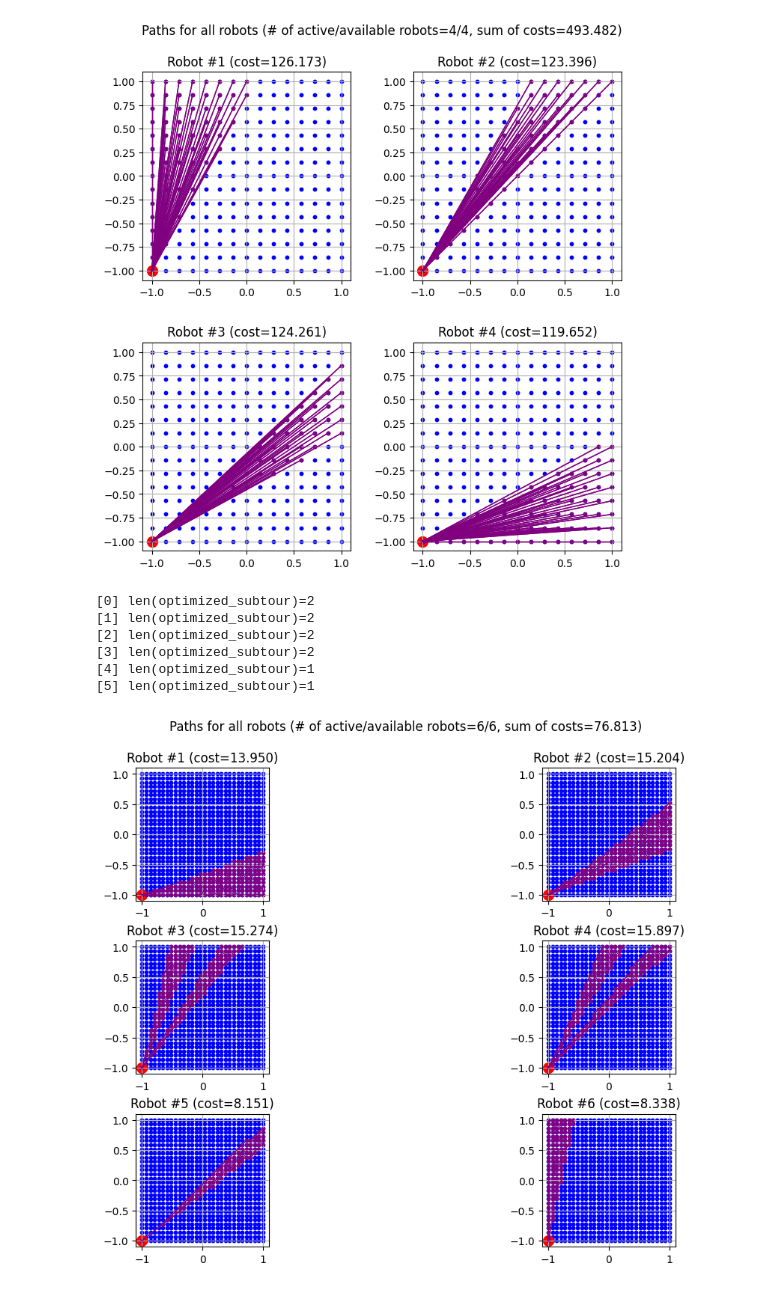
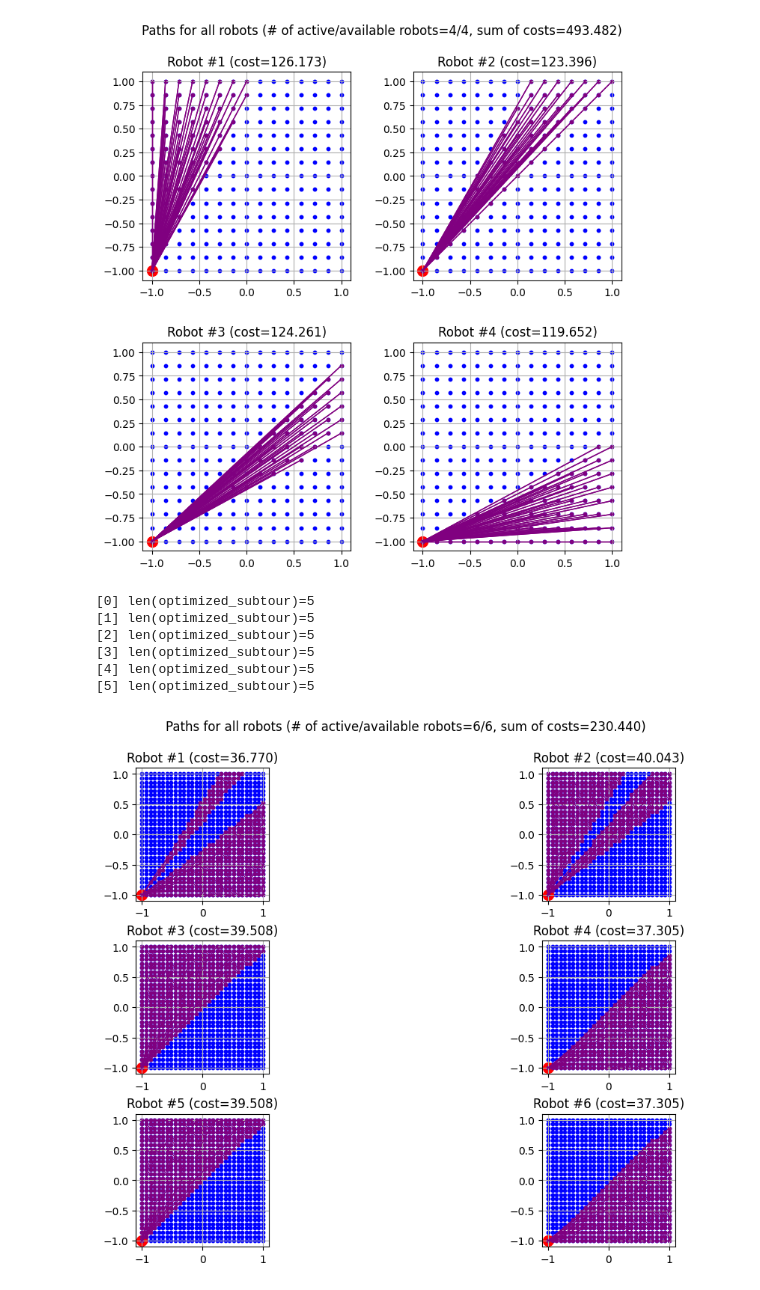
Before and after one commit to nestlab-bae-mqp-2024/mrpcp-solvers, a Jupyter notebook: jupyter/heuristic_attempts/yasars_heuristic_attempt.ipynb, the cells around one changed output. Cells and saved outputs as stored; diff of their text form; code cells hidden in the pictures.

```diff
--- a/jupyter/heuristic_attempts/yasars_heuristic_attempt.ipynb
+++ b/jupyter/heuristic_attempts/yasars_heuristic_attempt.ipynb
@@ -620,8 +620,17 @@ def positionally_distributed_tsp_w_fuel_constraint_solution():
     # print(f"{tsp_subtours=}")
     # print(f"{tsp_costs=}")
 
-    tsp_indices = np.array(tsp_costs).argsort()
+    # visualize_subtours_brute_force(tsp_subtours)
 
+    tsp_indices = np.array(tsp_costs).argsort().tolist()
+
+    num_of_subtours = len(tsp_subtours)
+    for i in range(num_of_subtours, num_of_subtours * rp):
+        tsp_subtours.append(tsp_subtours[i % num_of_subtours])
+        tsp_costs.append(tsp_costs[i % num_of_subtours])
+        tsp_indices.append(i)
+
+    # print(f"{len(tsp_subtours)=} {tsp_costs=} {tsp_indices=}")
     # visualize_subtours_brute_force(tsp_subtours)
 
 
@@ -650,37 +659,37 @@ def positionally_distributed_tsp_w_fuel_constraint_solution():
 
 
     def largestSubarraySumMinimizedWLRobot(a, k):
         low = min(a)
         high = sum(a)
         for maxSum in np.linspace(low, high, num=int(np.ceil((high - low)/0.01))):
         # for maxSum in range(low, high+1):
             p, p_a = countRobotPartitions(a, maxSum)
             # print(f"{p=}")
             if p == k:
                 return p_a, maxSum
             # time.sleep(0.1)
         return None, None
 
 
     distributed_robot_nodes_indices, maxSum = largestSubarraySumMinimizedWLRobot(tsp_costs, k)
 
 
     # robot_paths = []
 
     return distributed_robot_nodes_indices, maxSum
 
 
     # return None
 
 optimized_subtours, _ = positionally_distributed_tsp_w_fuel_constraint_solution()
 for i, optimized_subtour in enumerate(optimized_subtours):
     print(f"[{i}] {len(optimized_subtour)=}")
 visualize_paths_brute_force(optimized_subtours)
 # %% [output]
-[0] len(optimized_subtour)=2
-[1] len(optimized_subtour)=2
-[2] len(optimized_subtour)=2
-[3] len(optimized_subtour)=2
-[4] len(optimized_subtour)=1
-[5] len(optimized_subtour)=1
+[0] len(optimized_subtour)=5
+[1] len(optimized_subtour)=5
+[2] len(optimized_subtour)=5
+[3] len(optimized_subtour)=5
+[4] len(optimized_subtour)=5
+[5] len(optimized_subtour)=5
-[figure, old version]
+[figure, new version]
```
